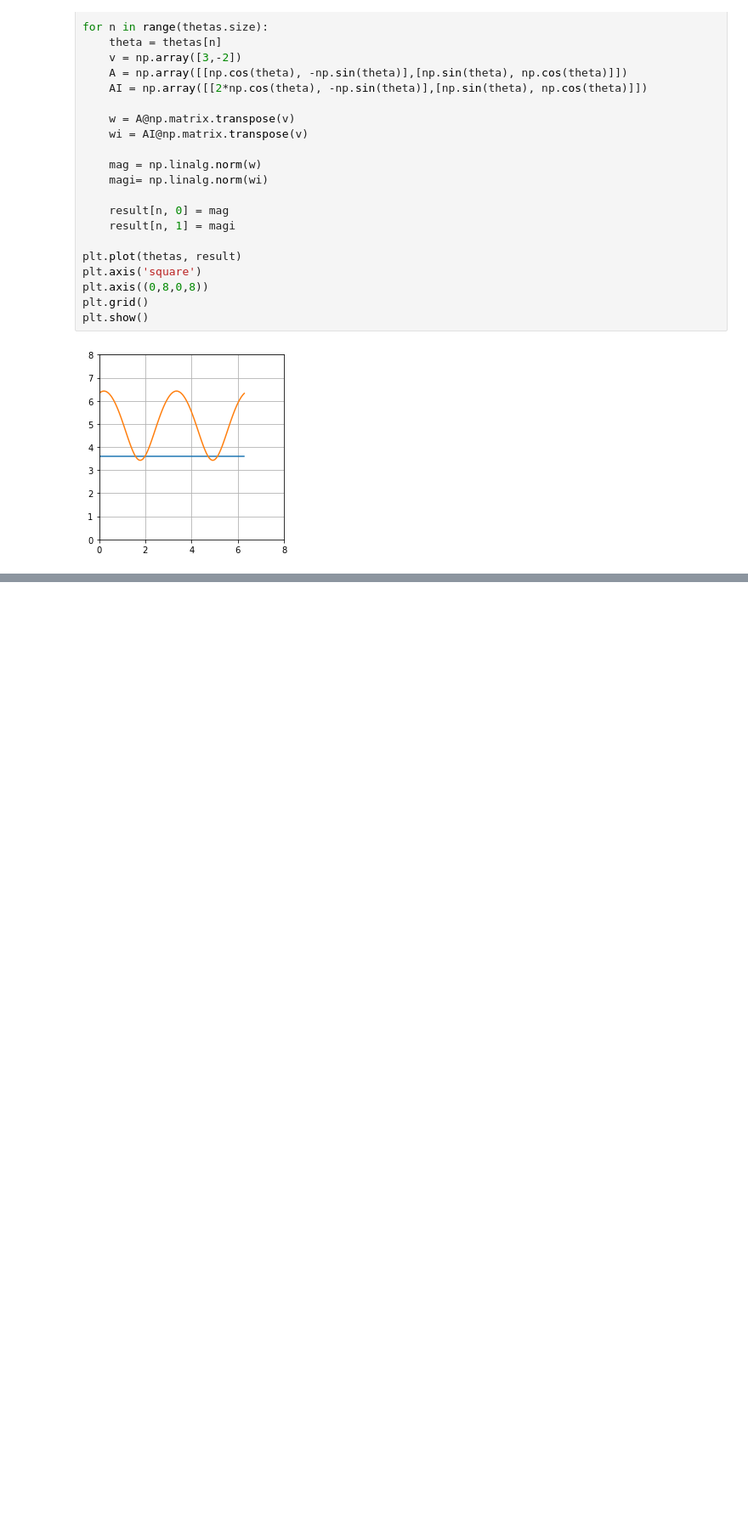
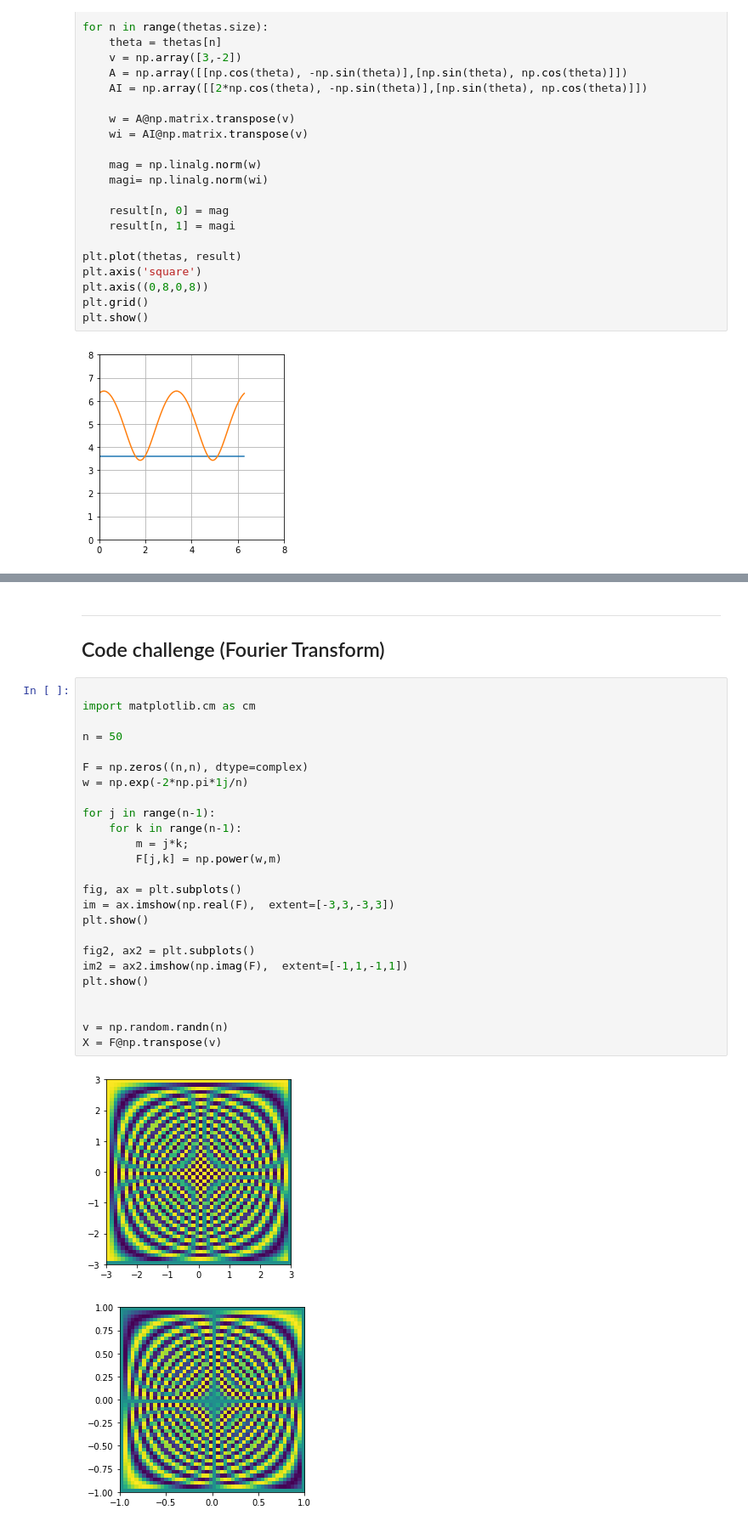
Before and after one commit to artisjaap/UdemyLinearAlgebra, a Jupyter notebook: linear-algebra/chapter 3/chapter 3.ipynb, the cells around one changed output, grey strips where cells are left out. Shown at 85% size. Drawn from its saved outputs; the diff is of its cells as text; blank space fills up the shorter version.

```diff
--- a/linear-algebra/chapter 3/chapter 3.ipynb
+++ b/linear-algebra/chapter 3/chapter 3.ipynb
@@ -68,0 +252,32 @@ plt.show()
+# %% [markdown]
+---
+Code challenge (Fourier Transform)
+---
+# %%
+
+import matplotlib.cm as cm
+
+n = 50
+
+F = np.zeros((n,n), dtype=complex)
+w = np.exp(-2*np.pi*1j/n)
+
+for j in range(n-1):
+    for k in range(n-1):
+        m = j*k;
+        F[j,k] = np.power(w,m)
+
+fig, ax = plt.subplots()
+im = ax.imshow(np.real(F),  extent=[-3,3,-3,3])
+plt.show()
+
+fig2, ax2 = plt.subplots()
+im2 = ax2.imshow(np.imag(F),  extent=[-1,1,-1,1])
+plt.show()
+
+
+v = np.random.randn(n)
+X = F@np.transpose(v)
+# %% [output]
+[figure, added]
+[figure, added]
```
Also changed, not shown: parts of 11 cells of this notebook, 18 other files.
